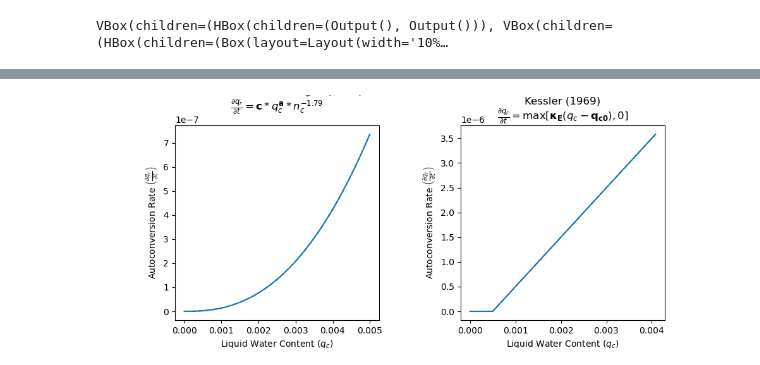
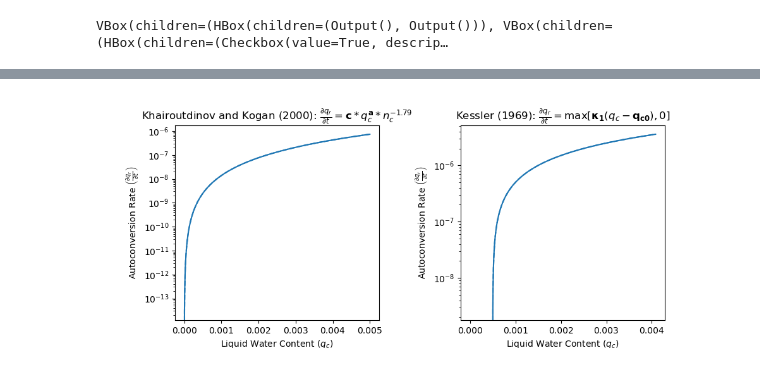
Before and after one commit to jacnugent/autocon-teaching-demo, a Jupyter notebook: parameter_dependencies.ipynb, the cells around one changed output, grey strips where cells are left out. Cells and saved outputs as stored; diff of their text form; code cells hidden in the pictures.

```diff
--- a/parameter_dependencies.ipynb
+++ b/parameter_dependencies.ipynb
@@ -19,13 +15,13 @@ qc_gm3 = 1000*qc_kgm3
 qc_kgkg = qc_kgm3/1.225
 qc_gkg = 1000*qc_kgkg
 # %%
-def kessler(qc, qc0=5e-4, ke=0.001):
+def kessler(qc, qc0=5e-4, k1=0.001):
     """
     Kessler (1969)
-    dqr/dt=ke*(qc-qc0)*H(qc-qc0)
+    dqr/dt=k1*(qc-qc0)*H(qc-qc0)
     (in kg/kg)
     """
-    return ke*(qc - qc0)*np.heaviside((qc - qc0), 1)
+    return k1*(qc - qc0)*np.heaviside((qc - qc0), 1)
 # %%
 def kk2000(qc, c=1350, a=2.47, b=-1.79):
     """
@@ -46,7 +42,7 @@ out_kessler = widgets.Output()
 a_df = 2.47
 c_df = 1350
 qc0_df = 5e-4
-ke_df = 0.001
+k1_df = 0.001
 
 fig, [ax1, ax2] = plt.subplots(1, 2, figsize=(10, 4))
 plt.subplots_adjust(wspace=0.4)
@@ -57,64 +53,86 @@ fig.canvas.footer_visible = False
 with out_kk2000:
     ax1.plot(qc_kgm3, kk2000(qc_kgm3, a=a_df, c=c_df))
     line1, = ax1.plot(qc_kgm3, kk2000(qc_kgm3, a=a_df, c=c_df), ls="--", color="C0")
-    ax1.set_title("Khairoutdinov and Kogan (2000)\n" + r"$\frac{\partial q_r}{\partial t} = {\bf{c}}*q_c^{\bf{a}}*n_c^{-1.79}$")
+    ax1.set_title("Khairoutdinov and Kogan (2000): " + r"$\frac{\partial q_r}{\partial t} = {\bf{c}}*q_c^{\bf{a}}*n_c^{-1.79}$")
     ax1.set_ylabel(r"Autoconversion Rate $\left(\frac{\partial q_r}{\partial t}\right)$")# [kg m$^{-3}$ s$^{-1}$]")
-    ax1.set_xlabel("Liquid Water Content ($q_c$)")# [kg/m$^3$]")
-    # ax1.set_yscale("log")
-    # ax1.set_ylim(1e-12, 1e-3)
-    # ax1.ticklabel_format(style='sci', axis='y', scilimits=(0,0))
+    ax1.set_xlabel("Liquid Water Content ($q_c$)")# [kg/m$^3$]")b
+    ax1.ticklabel_format(style='sci', axis='y', scilimits=(-1, 1), useOffset=False)
 
 with out_kessler:
-    ax2.plot(qc_kgkg, kessler(qc_kgkg, ke=ke_df, qc0=qc0_df))
-    line2, = ax2.plot(qc_kgkg, kessler(qc_kgkg, ke=ke_df, qc0=qc0_df), color="C0", ls="--")
-    ax2.set_title("Kessler (1969)\n" + r"$\frac{\partial q_r}{\partial t} = \text{max}\left[{\bf{\kappa_E}}\left(q_c-{\bf{q_{c0}}}\right), 0\right]$")
+    ax2.plot(qc_kgkg, kessler(qc_kgkg, k1=k1_df, qc0=qc0_df))
+    line2, = ax2.plot(qc_kgkg, kessler(qc_kgkg, k1=k1_df, qc0=qc0_df), color="C0", ls="--")
+    ax2.set_title("Kessler (1969): " + r"$\frac{\partial q_r}{\partial t} = \text{max}\left[{\bf{\kappa_1}}\left(q_c-{\bf{q_{c0}}}\right), 0\right]$")
     ax2.set_ylabel(r"Autoconversion Rate $\left(\frac{\partial q_r}{\partial t}\right)$")# [kg kg$^{-1}$ s$^{-1}$]")
     ax2.set_xlabel("Liquid Water Content ($q_c$)")# [kg/kg]")
-    # ax2.set_yscale("log")
-    # ax2.set_ylim(1e-12, 1e-3)
-    # ax2.ticklabel_format(style='sci', axis='y', scilimits=(0,0))
+    ax2.ticklabel_format(style='sci', axis='y', scilimits=(-1, 1), useOffset=False)
 
 
 
 a_slider = widgets.FloatSlider(value=a_df, min=0.005, max=4, step=0.005,
                                 description=r'$\bf{a}$', continuous_update=True, readout_format='.2f')
 c_slider = widgets.FloatSlider(value=c_df, min=10, max=c_df*10, step=1,
                                 description=r'$\bf{c}$', continuous_update=True, readout_format='.0f')
-ke_slider = widgets.FloatSlider(value=ke_df, min=0.0001, max=0.1, step=0.00005,
-                                description=r'$\bf{\kappa_E}$', continuous_update=True, readout_format='.5f')
-qc0_slider = widgets.FloatSlider(value=qc0_df, min=0, max=2e-3, step=1e-5,
+k1_slider = widgets.FloatSlider(value=k1_df, min=0.0001, max=0.1, step=0.00005,
+                                description=r'$\bf{\kappa_1}$', continuous_update=True, readout_format='.5f')
+qc0_slider = widgets.FloatSlider(value=qc0_df, min=0, max=1e-3, step=1e-5,
                                 description=r'$\bf{q_{c0}}$', continuous_update=True, readout_format='.4f')
 spacer1 = widgets.Box(layout=widgets.Layout(width='10%'))
 spacer2 = widgets.Box(layout=widgets.Layout(width='15%'))
 
+log_scale_checkbox = widgets.Checkbox(
+    value=True,
+    description='Use log y-axis scale',
+    disabled=False,
+)
 
-def update(a, c, ke, qc0):
+change_limits_checkbox = widgets.Checkbox(
+    value=False,
+    description='Update y-axis limits',
+    disabled=False,
+)
+
+
+def update(a, c, k1, qc0, log_scale, change_limits):
     line1.set_ydata(kk2000(qc_kgm3, a=a, c=c))
-    line2.set_ydata(kessler(qc_kgkg, qc0=qc0, ke=ke))
-    # ax1.relim(); ax1.autoscale_view()
-    # ax2.relim(); ax2.autoscale_view()
+    line2.set_ydata(kessler(qc_kgkg, qc0=qc0, k1=k1))
+
+    if change_limits:
+        ax1.relim(); ax1.autoscale_view()
+        ax2.relim(); ax2.autoscale_view()
+
+    if log_scale:
+        ax1.set_yscale("log")
+        ax2.set_yscale("log")
+    else:
+        ax1.set_yscale("linear")
+        ax2.set_yscale("linear")
+
     try:
         fig.canvas.draw_idle()
     except Exception:
         fig.canvas.draw()
 
+
 controls = widgets.VBox([
-    widgets.HBox([spacer1, a_slider, spacer2, ke_slider]),
-    widgets.HBox([spacer1, c_slider, spacer2, qc0_slider])
+    widgets.HBox([log_scale_checkbox, change_limits_checkbox]),
+    widgets.HBox([spacer1, a_slider, spacer2, k1_slider]),
+    widgets.HBox([spacer1, c_slider, spacer2, qc0_slider]),
 ])
 
 out = widgets.interactive_output(update, {
     'a': a_slider, 'c': c_slider,
-    'qc0': qc0_slider, 'ke': ke_slider
+    'qc0': qc0_slider, 'k1': k1_slider,
+    'log_scale': log_scale_checkbox,
+    'change_limits': change_limits_checkbox
 })
 
 figures_box = widgets.HBox([out_kk2000, out_kessler], spacing=10)
 ui = widgets.VBox([figures_box, controls])
 display(ui)
 display(out)
 # %% [output]
-VBox(children=(HBox(children=(Output(), Output())), VBox(children=(HBox(children=(Box(layout=Layout(width='10%…
+VBox(children=(HBox(children=(Output(), Output())), VBox(children=(HBox(children=(Checkbox(value=True, descrip…
 [interactive output not drawn]
-[figure, old version]
+[figure, new version]
 # %%
 plt.close()
```
Also changed, not shown: parts of 1 cell of this notebook.
